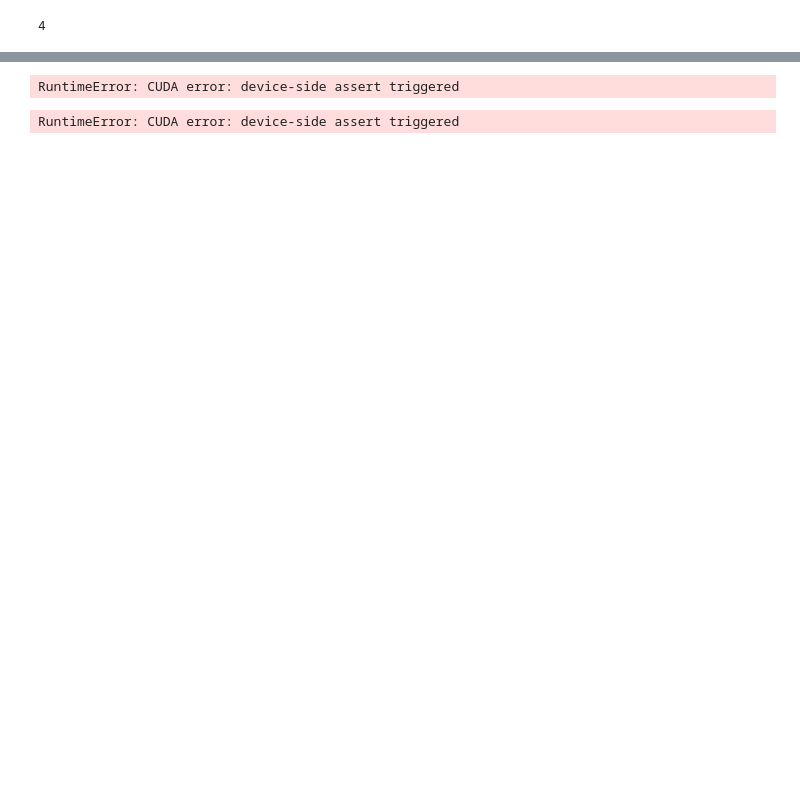
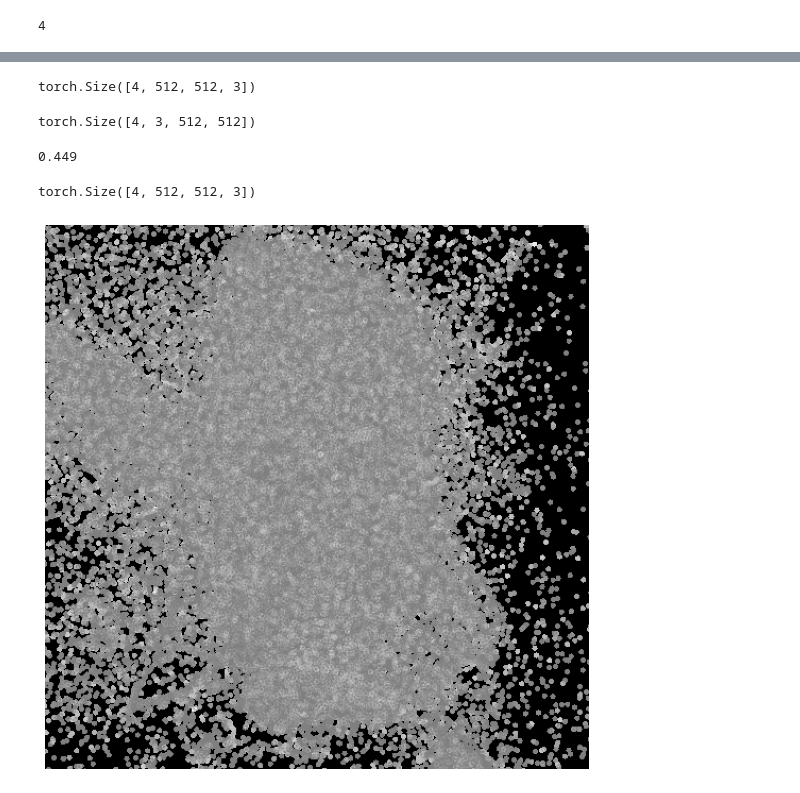
Before and after one commit to bobiblazeski/pic2mesh, a Jupyter notebook: gan-Copy1.ipynb, the cells around one changed output, grey strips where cells are left out. Saved outputs shown, nothing was run; the diff lists cells and outputs as text; code cells hidden in the pictures; blank space fills up the shorter version.

```diff
--- a/gan-Copy1.ipynb
+++ b/gan-Copy1.ipynb
@@ -41,11 +42,13 @@ class GAN(pl.LightningModule):
         normals = batch['normals']
         bs = style_img.size(0)
 
+        self.R.setup(points.device)
+
         # train generator
         if optimizer_idx == 0:
             style = self.S(style_img)
             vertices = self.G(points, normals, style)
-            renders =  self.R(vertices)
+            renders =  self.R(vertices).permute(0, 3, 1, 2)
             renders = (renders - self.mean) / self.std
 
             # ground truth result (ie: all fake)
@@ -77,7 +80,7 @@ class GAN(pl.LightningModule):
 
             style = self.S(style_img)
             vertices = self.G(points, normals, style)
-            renders =  self.R(vertices)
+            renders =  self.R(vertices).permute(0, 3, 1, 2)
             renders = (renders - self.mean) / self.std
 
             fake_loss = self.adversarial_loss(
@@ -134,5 +137,5 @@ dm
 # %% [output]
 <src.data.masked_datamodule.MaskedDataModule at 0x...>
 # %%
-#trainer = pl.Trainer(gpus=1, max_epochs=5, progress_bar_refresh_rate=20)
-#trainer.fit(model, dm)
+trainer = pl.Trainer(gpus=1, max_epochs=5, progress_bar_refresh_rate=20)
+trainer.fit(model, dm)
@@ -171,0 +210,3 @@ vertices.shape, vertices.device
+# %%
+R = Renderer(config).to(device)
+R
@@ -172,8 +237,27 @@ vertices.shape, vertices.device
 # %%
-self.R(vertices)
+images  = R(vertices)
-# %% [output]
-RuntimeError: CUDA error: device-side assert triggered
-# %%
-vertices
-# %% [output]
-RuntimeError: CUDA error: device-side assert triggered
+# %%
+torch.rand([4, 512, 512, 3]).shape
+# %% [output]
+torch.Size([4, 512, 512, 3])
+# %%
+torch.rand([4, 512, 512, 3]).permute(0, 3, 1, 2).shape
+# %% [output]
+torch.Size([4, 3, 512, 512])
+# %%
+model.mean
+# %% [output]
+0.449
+# %%
+images.shape
+# %% [output]
+torch.Size([4, 512, 512, 3])
+# %%
+import matplotlib.pyplot as plt
+
+plt.figure(figsize=(10, 10))
+plt.imshow(images[0, ..., :3].detach().cpu().numpy())
+plt.grid("off")
+plt.axis("off");
+# %% [output]
+[figure, added]
```
Also changed, not shown: parts of 15 cells of this notebook, 3 other files.
